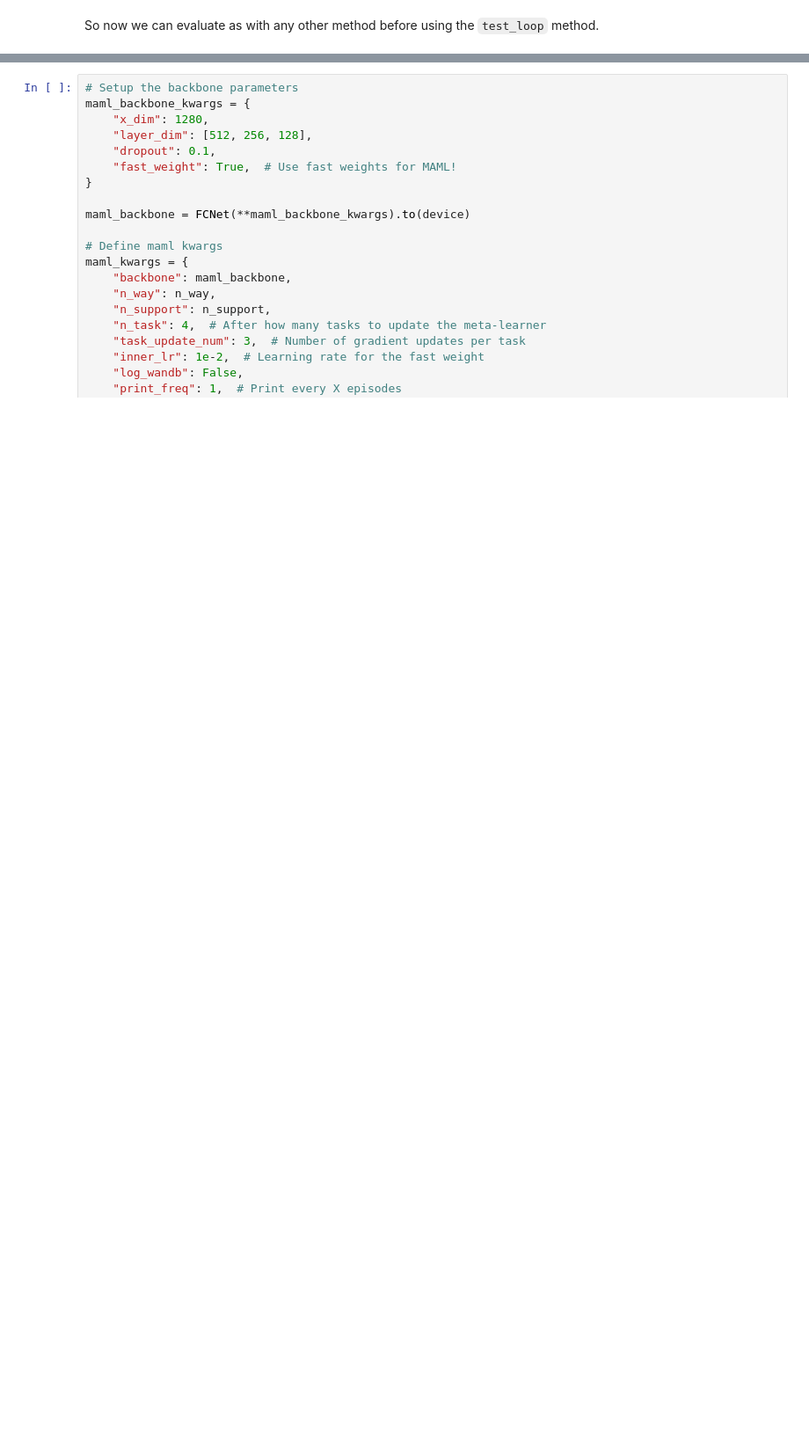
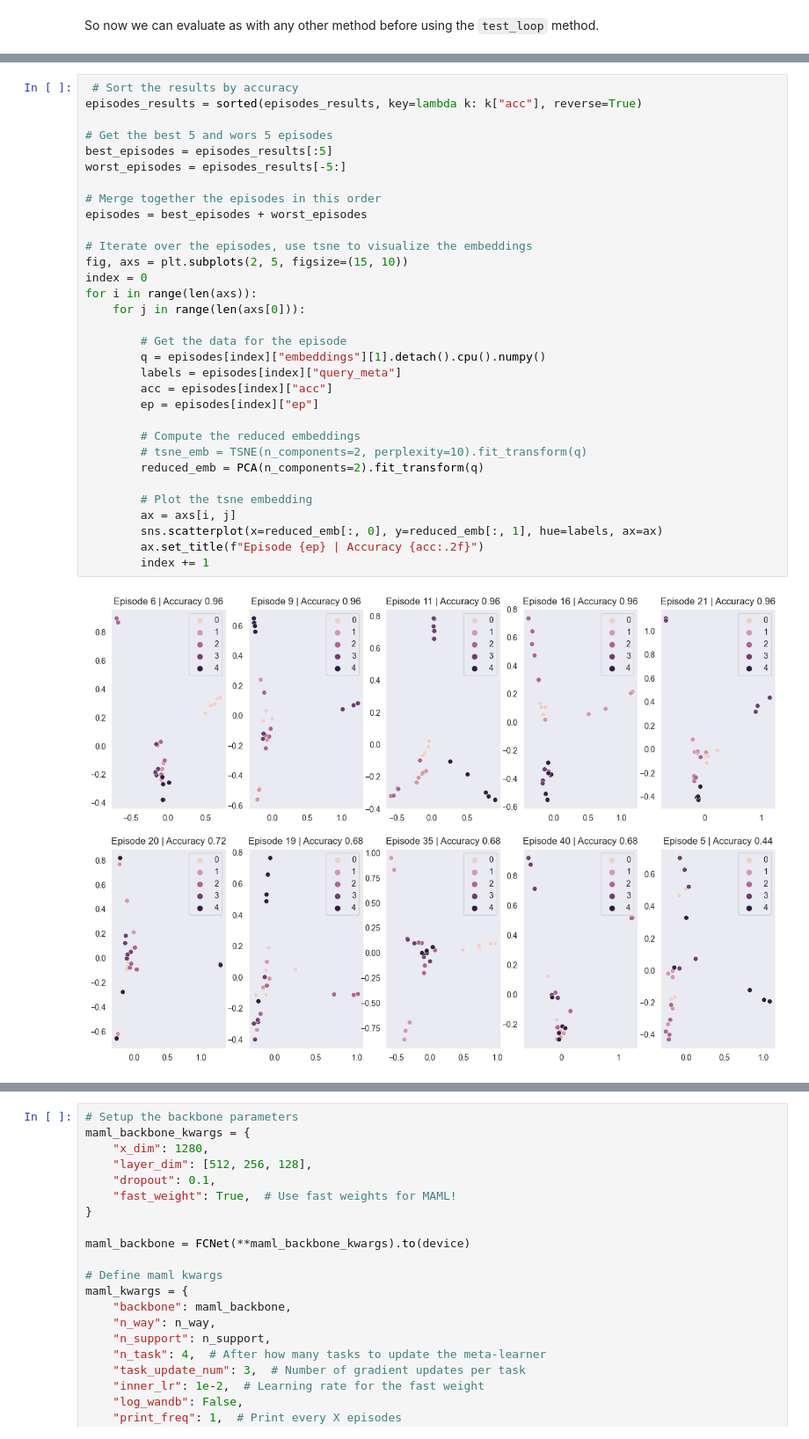
Before and after one commit to mikasenghaas/few-shot-benchmark, a Jupyter notebook: notebooks/methods.ipynb, the cells around one changed output, grey strips where cells are left out. Shown at 88% size. Drawn from its saved outputs; the diff is of its cells as text; blank space fills up the shorter version.

```diff
--- a/notebooks/methods.ipynb
+++ b/notebooks/methods.ipynb
@@ -519,3 +689,37 @@ print(f"ℹ️ The validation accuracy is {eval_acc[0]:.2f} ± {eval_acc[1]:.2f}
+# %%
+ # Sort the results by accuracy
+episodes_results = sorted(episodes_results, key=lambda k: k["acc"], reverse=True)
+
+# Get the best 5 and wors 5 episodes
+best_episodes = episodes_results[:5]
+worst_episodes = episodes_results[-5:]
+
+# Merge together the episodes in this order
+episodes = best_episodes + worst_episodes
+
+# Iterate over the episodes, use tsne to visualize the embeddings
+fig, axs = plt.subplots(2, 5, figsize=(15, 10))
+index = 0
+for i in range(len(axs)):
+    for j in range(len(axs[0])):
+
+        # Get the data for the episode
+        q = episodes[index]["embeddings"][1].detach().cpu().numpy()
+        labels = episodes[index]["query_meta"]
+        acc = episodes[index]["acc"]
+        ep = episodes[index]["ep"]
+
+        # Compute the reduced embeddings
+        # tsne_emb = TSNE(n_components=2, perplexity=10).fit_transform(q)
+        reduced_emb = PCA(n_components=2).fit_transform(q)
+
+        # Plot the tsne embedding
+        ax = axs[i, j]
+        sns.scatterplot(x=reduced_emb[:, 0], y=reduced_emb[:, 1], hue=labels, ax=ax)
+        ax.set_title(f"Episode {ep} | Accuracy {acc:.2f}")
+        index += 1
+# %% [output]
+[figure, added]
 # %% [markdown]
 ### Model-Agnostic Meta-Learning (MAML)
 
```
Also changed, not shown: parts of 16 cells of this notebook, 1 other file.
